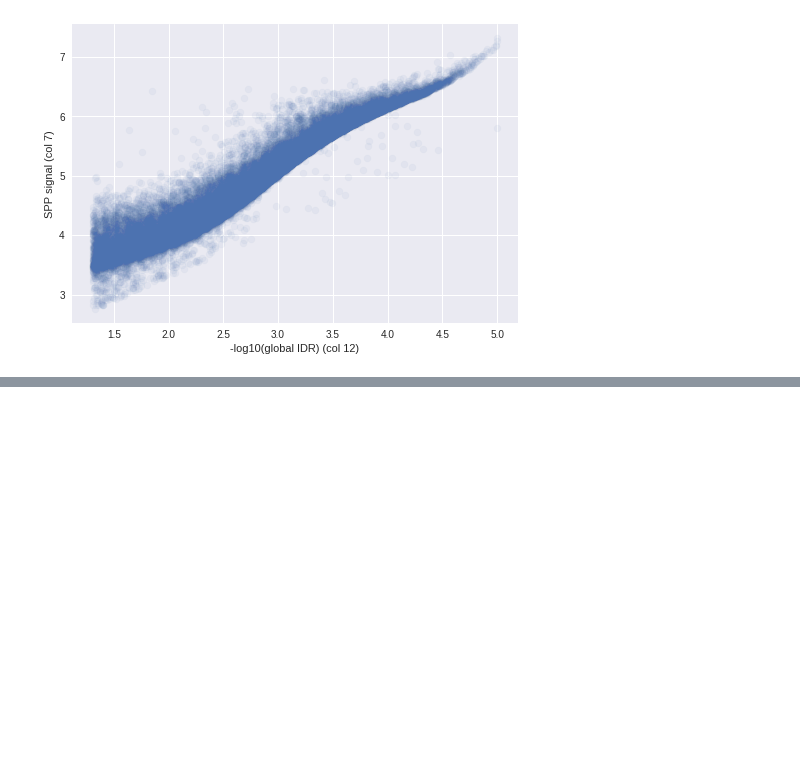
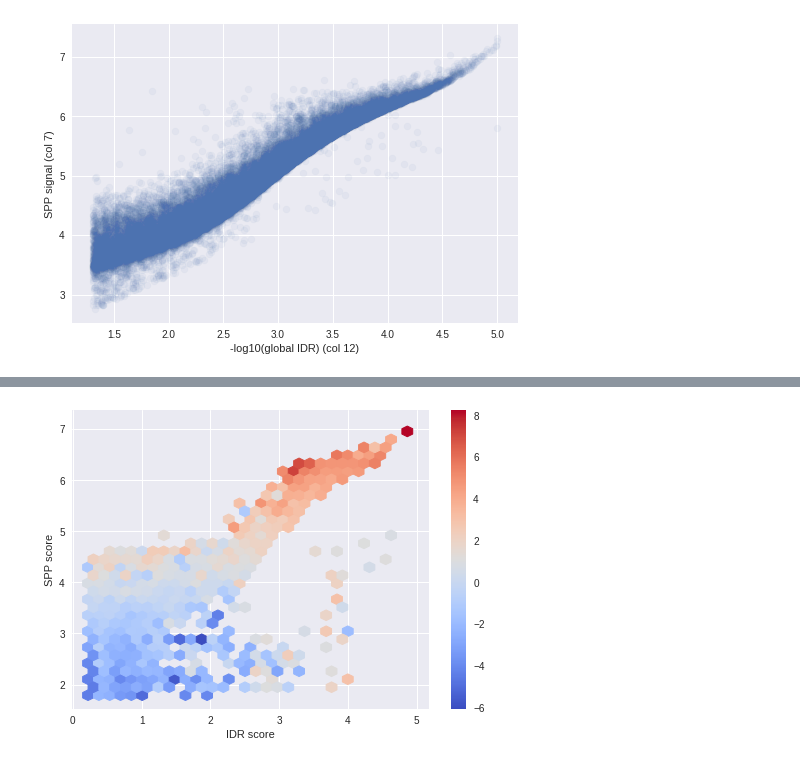
Before and after one commit to AvantiShri/colab_notebooks, a Jupyter notebook: CompareIDRSPPValues.ipynb, the cells around one changed output, grey strips where cells are left out. Saved outputs shown, nothing was run; the diff lists cells and outputs as text; code cells hidden in the pictures; blank space fills up the shorter version.

Commit message:
Overlaid predictions with IDR/spp scatterplot

```diff
--- a/CompareIDRSPPValues.ipynb
+++ b/CompareIDRSPPValues.ipynb
@@ -256,0 +277,82 @@ Finished reading bed file into memory; got 17609rows
+# %%
+test_positives_asinh_spp_y.shape
+test_positives_asinh_spp_name_to_predictions['positives_asinh_spp_model'].shape
+
+
+from matplotlib import pyplot as plt
+from matplotlib import colors as colors
+
+class MidpointNormalize(colors.Normalize):
+    def __init__(self, vmin=None, vmax=None, midpoint=None, clip=False):
+        self.midpoint = midpoint
+        colors.Normalize.__init__(self, vmin, vmax, clip)
+    def __call__(self, value, clip=None):
+        x, y = [self.vmin, self.midpoint, self.vmax], [0, 0.5, 1]
+        return np.ma.masked_array(np.interp(value, x, y))
+
+
+
+hb = plt.hexbin(
+    test_positives_asinh_spp_y[:,1],
+    test_positives_asinh_spp_y[:,0],
+    C=test_positives_asinh_spp_name_to_predictions['binary_preact_model'][:,0],
+    reduce_C_function=lambda x: np.mean(x),
+    mincnt=1,
+    cmap="coolwarm",
+    gridsize=30)
+plt.colorbar(hb)
+plt.xlabel("IDR score")
+plt.ylabel("SPP score")
+plt.show()
+
+
+
+hb = plt.hexbin(
+    test_positives_asinh_spp_y[:,1],
+    test_positives_asinh_spp_y[:,0],
+    C=test_positives_asinh_spp_name_to_predictions['positives_asinh_spp_model'][:,0],
+    reduce_C_function=lambda x: np.mean(x),
+    mincnt=1,
+    cmap="coolwarm",
+    gridsize=30)
+plt.colorbar(hb)
+plt.xlabel("IDR score")
+plt.ylabel("SPP score")
+plt.show()
+
+
+hb = plt.hexbin(
+    test_positives_asinh_spp_name_to_predictions['binary_preact_model'][:,0],
+    test_positives_asinh_spp_name_to_predictions['positives_asinh_spp_model'][:,0],
+    C=test_positives_asinh_spp_y[:,1],
+    reduce_C_function=lambda x: np.mean(x),
+    mincnt=1,
+    cmap="coolwarm",
+    norm=MidpointNormalize(vmin=np.min(test_positives_asinh_spp_y[:,1]),
+                           vmax=np.max(test_positives_asinh_spp_y[:,1]),
+                           midpoint=-np.log(0.05)/np.log(10)),
+    gridsize=30)
+plt.colorbar(hb)
+plt.xlabel("Binary preact predictions")
+plt.ylabel("Regression prediction")
+plt.show()
+
+hb = plt.hexbin(
+    test_positives_asinh_spp_name_to_predictions['binary_preact_model'][:,0],
+    test_positives_asinh_spp_name_to_predictions['positives_asinh_spp_model'][:,0],
+    C=test_positives_asinh_spp_y[:,0],
+    reduce_C_function=lambda x: np.mean(x),
+    mincnt=1,
+    cmap="coolwarm",
+    gridsize=30)
+plt.colorbar(hb)
+plt.xlabel("Binary preact predictions")
+plt.ylabel("Regression prediction")
+plt.show()
+
+#Start with simple 3-class classification;
+#'ambiguous' for every peaks with -log10(global IDR) < 2
+#class 0 is for negatives
+#class 1 is
+# %% [output]
+[figure, added]
```
Also changed, not shown: parts of 12 cells of this notebook.
